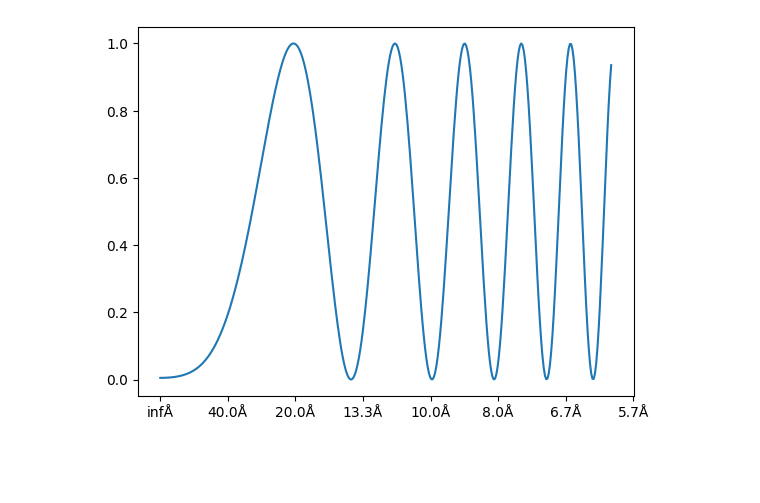
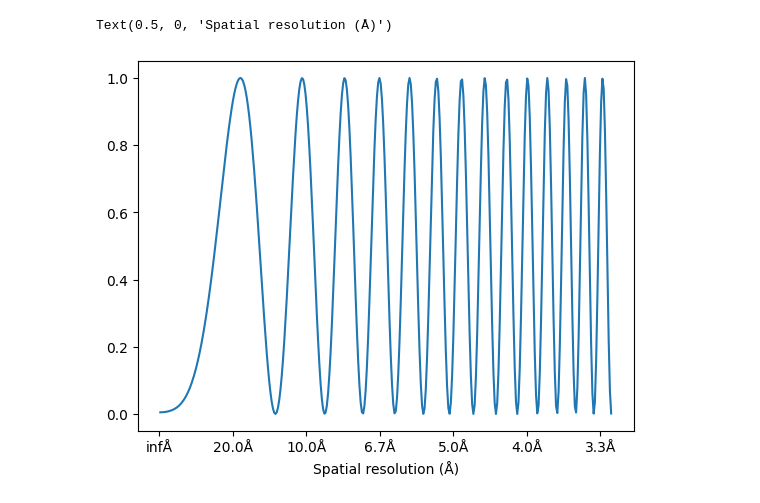
Before and after one commit to jojoelfe/contrasttransferfunction, a Jupyter notebook: examples/plot_ctf.ipynb, the cells around one changed output. Saved outputs shown, nothing was run; the diff lists cells and outputs as text; code cells hidden in the pictures; blank space fills up the shorter version.

```diff
--- a/examples/plot_ctf.ipynb
+++ b/examples/plot_ctf.ipynb
@@ -6,14 +3,15 @@ from matplotlib import ticker
 
 from contrasttransferfunction import ContrastTransferFunction
 # %%
-ctf = ContrastTransferFunction(
-    pixel_size_angstroms=4.24,
-    defocus1_angstroms=8000,
-    defocus2_angstroms=16000,
-    defocus_angle_degrees=30.0
+
+myctf = ContrastTransferFunction(
+    defocus1_angstroms = 8000,
+    pixel_size_angstroms = 2.3
 )
 
-plt.plot(ctf.frequency_angstroms_1d, ctf.powerspectrum_1d)
+plt.plot(myctf.frequency_angstroms_1d, myctf.powerspectrum_1d)
 plt.gca().xaxis.set_major_formatter(lambda x, pos: f"{1/x:.1f}Å")
+plt.xlabel("Spatial resolution (Å)")
 # %% [output]
+Text(0.5, 0, 'Spatial resolution (Å)')
-[figure, old version]
+[figure, new version]
```
Also changed, not shown: parts of 5 cells of this notebook, 3 other files.
